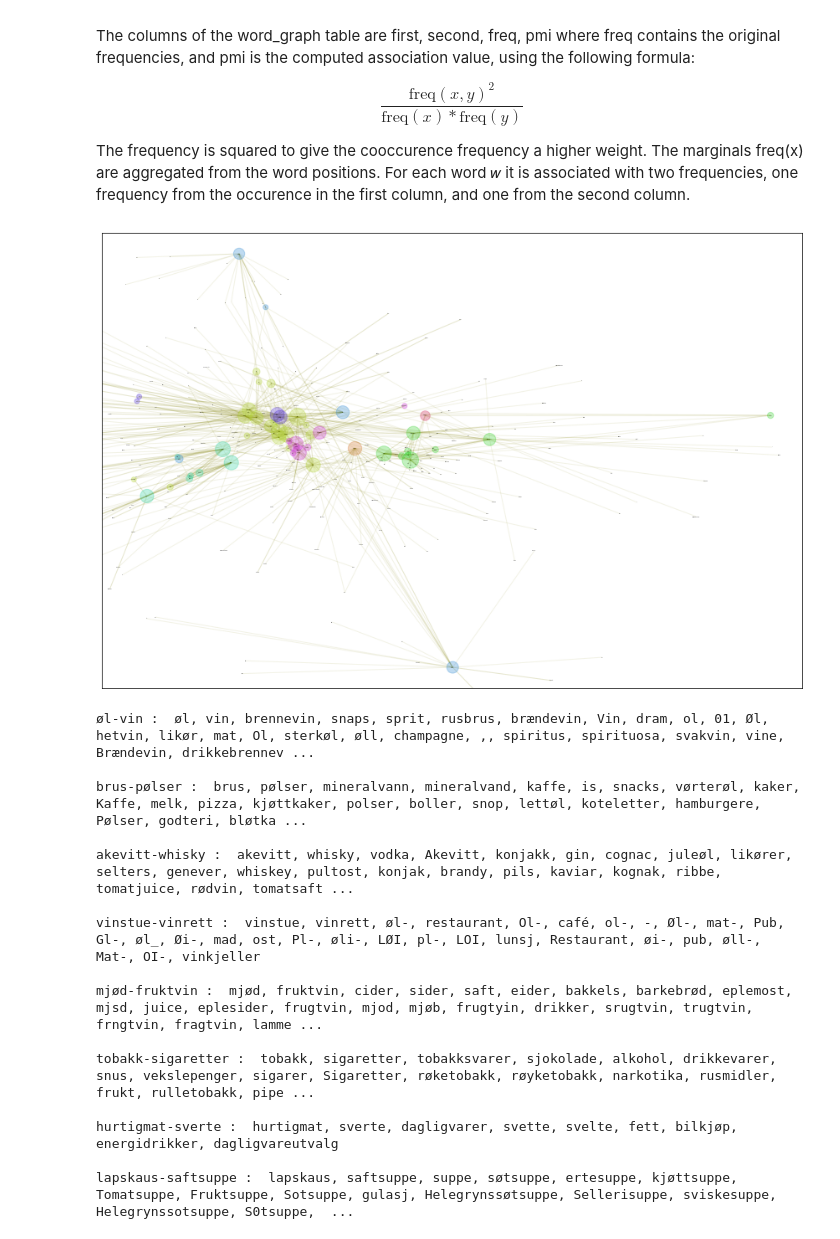
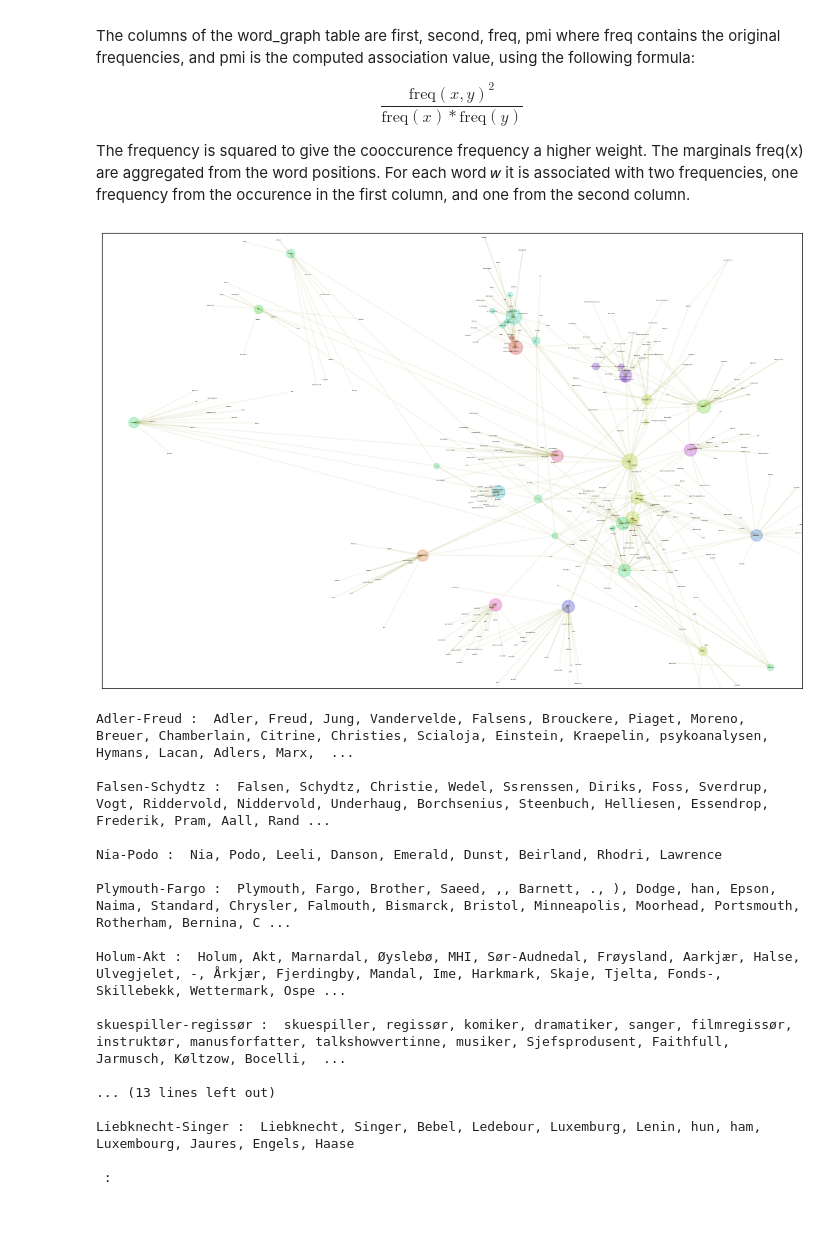
Before and after one commit to Yoonsen/word_network_graph, a Jupyter notebook: query_and_construct_networks.ipynb, the cells around one changed output. Saved outputs shown, nothing was run; the diff lists cells and outputs as text; code cells hidden in the pictures.

```diff
--- a/query_and_construct_networks.ipynb
+++ b/query_and_construct_networks.ipynb
@@ -43,29 +43,31 @@ def expand(db, x, top = 30):
         G += check_graph_first(db, word, top) + check_graph_second(db, word, top)
     return G
 # %%
-edges = [tuple(x[:3]) for x in expand(word_graphs, "øl", top = 20)]
+edges = [tuple(x[:3]) for x in expand(word_graphs, "Adler", top = 20)]
 g = nx.DiGraph()
 g.add_weighted_edges_from(edges)
 g = g.subgraph([n for n,d in g.out_degree() if d > 0])
 # %%
-gnl.show_graph(g, spread = .4, fontsize = 1)
+gnl.show_graph(g, spread = .3, fontsize = 2)
 # %% [output]
-[figure, old version]
+[figure, new version]
 # %%
 gnl.show_communities(g)
 # %% [output]
-øl-vin :  øl, vin, brennevin, snaps, sprit, rusbrus, brændevin, Vin, dram, ol, 01, Øl, hetvin, likør, mat, Ol, sterkøl, øll, champagne, ,, spiritus, spirituosa, svakvin, vine, Brændevin, drikkebrennev ...
+Adler-Freud :  Adler, Freud, Jung, Vandervelde, Falsens, Brouckere, Piaget, Moreno, Breuer, Chamberlain, Citrine, Christies, Scialoja, Einstein, Kraepelin, psykoanalysen, Hymans, Lacan, Adlers, Marx,  ...
 
-brus-pølser :  brus, pølser, mineralvann, mineralvand, kaffe, is, snacks, vørterøl, kaker, Kaffe, melk, pizza, kjøttkaker, polser, boller, snop, lettøl, koteletter, hamburgere, Pølser, godteri, bløtka ...
+Falsen-Schydtz :  Falsen, Schydtz, Christie, Wedel, Ssrenssen, Diriks, Foss, Sverdrup, Vogt, Riddervold, Niddervold, Underhaug, Borchsenius, Steenbuch, Helliesen, Essendrop, Frederik, Pram, Aall, Rand ...
 
-akevitt-whisky :  akevitt, whisky, vodka, Akevitt, konjakk, gin, cognac, juleøl, likører, selters, genever, whiskey, pultost, konjak, brandy, pils, kaviar, kognak, ribbe, tomatjuice, rødvin, tomatsaft ...
+Nia-Podo :  Nia, Podo, Leeli, Danson, Emerald, Dunst, Beirland, Rhodri, Lawrence
 
-vinstue-vinrett :  vinstue, vinrett, øl-, restaurant, Ol-, café, ol-, -, Øl-, mat-, Pub, Gl-, øl_, Øi-, mad, ost, Pl-, øli-, LØI, pl-, LOI, lunsj, Restaurant, øi-, pub, øll-, Mat-, OI-, vinkjeller
+Plymouth-Fargo :  Plymouth, Fargo, Brother, Saeed, ,, Barnett, ., ), Dodge, han, Epson, Naima, Standard, Chrysler, Falmouth, Bismarck, Bristol, Minneapolis, Moorhead, Portsmouth, Rotherham, Bernina, C ...
 
-mjød-fruktvin :  mjød, fruktvin, cider, sider, saft, eider, bakkels, barkebrød, eplemost, mjsd, juice, eplesider, frugtvin, mjod, mjøb, frugtyin, drikker, srugtvin, trugtvin, frngtvin, fragtvin, lamme ...
+Holum-Akt :  Holum, Akt, Marnardal, Øyslebø, MHI, Sør-Audnedal, Frøysland, Aarkjær, Halse, Ulvegjelet, -, Årkjær, Fjerdingby, Mandal, Ime, Harkmark, Skaje, Tjelta, Fonds-, Skillebekk, Wettermark, Ospe ...
 
-tobakk-sigaretter :  tobakk, sigaretter, tobakksvarer, sjokolade, alkohol, drikkevarer, snus, vekslepenger, sigarer, Sigaretter, røketobakk, røyketobakk, narkotika, rusmidler, frukt, rulletobakk, pipe ...
+skuespiller-regissør :  skuespiller, regissør, komiker, dramatiker, sanger, filmregissør, instruktør, manusforfatter, talkshowvertinne, musiker, Sjefsprodusent, Faithfull, Jarmusch, Køltzow, Bocelli,  ...
 
-hurtigmat-sverte :  hurtigmat, sverte, dagligvarer, svette, svelte, fett, bilkjøp, energidrikker, dagligvareutvalg
+... (13 lines left out)
 
-lapskaus-saftsuppe :  lapskaus, saftsuppe, suppe, søtsuppe, ertesuppe, kjøttsuppe, Tomatsuppe, Fruktsuppe, Sotsuppe, gulasj, Helegrynssøtsuppe, Sellerisuppe, sviskesuppe, Helegrynssotsuppe, S0tsuppe,  ...
+Liebknecht-Singer :  Liebknecht, Singer, Bebel, Ledebour, Luxemburg, Lenin, hun, ham, Luxembourg, Jaures, Engels, Haase
+
+ :
```
Also changed, not shown: 5 other files.
